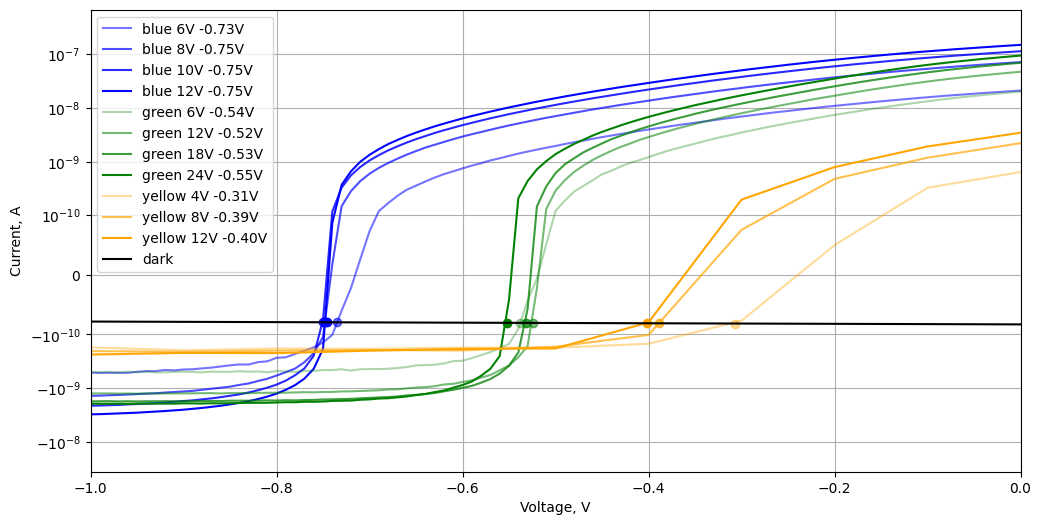
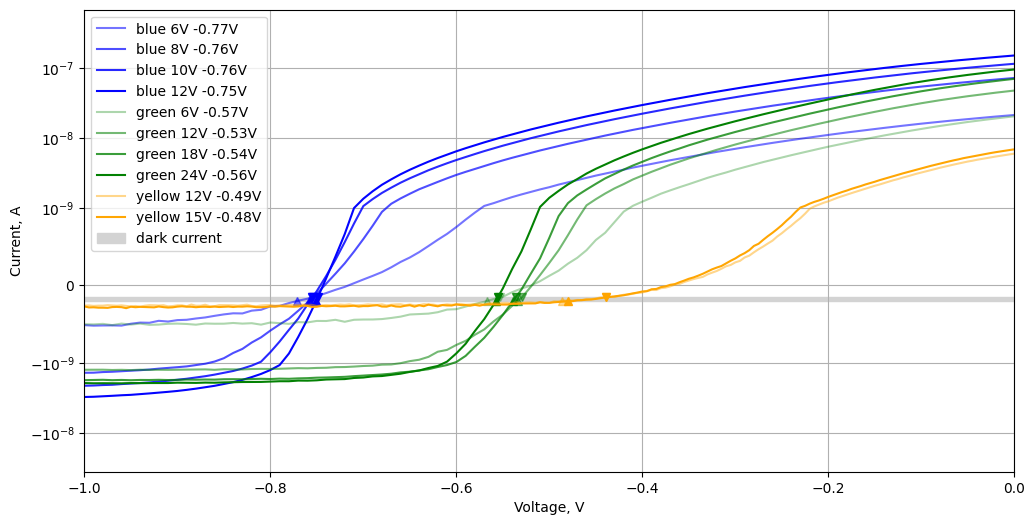
Unified diff of the notebook cell whose output changed from the first chart to the second:
--- before
+++ after
@@ -3,11 +3,13 @@
 colors = ['blue', 'green', 'orange']
 
-fig, ax = plt.subplots(figsize=(12,6))
+fig, ax = plt.subplots(1, 1, figsize=(12,6))
+plt.grid()
 
 data = '# color wavelength power V0\n'
 
+
 for i, name in enumerate(names):
   color= colors[i]
-  url = f'https://raw.githubusercontent.com/evgeny-kolonsky/Lab4/refs/heads/main/PE/2026.05/{name}_20260503.csv'
+  url = f'https://raw.githubusercontent.com/evgeny-kolonsky/Lab4/refs/heads/main/PE/2026.05/{name}.csv'
   txt = requests.get(url).text
   LED_V,V_set,V_actual,I_avg_A, I_std_A, _, _ = np.genfromtxt(txt.splitlines(), \
@@ -24,22 +26,27 @@
     V = V_set[mask]
     I = I_avg_A[mask]
-    V0 = find_roots(V, I - dark(V))
-    #V0 = find_roots(V, I)
     opacity = 0.1 + 0.89 * (power - np.min(powers)) / (np.max(powers) - np.min(powers))
-    plt.plot(V0, dark(V0), color=color, alpha = opacity, marker='o')
+
+    # Fin points where current I crosses dark current band
+    V0 = find_roots(V, I - dark_min)
+    plt.plot(V0, dark_min, color=color, alpha = opacity, marker='v')
+    data += f'{i} {waves[i]} {power:.0f} {-V0:.3f} # left\n'
+
+    V0 = find_roots(V, I - dark_max)
+    plt.plot(V0, dark_max, color=color, alpha = opacity, marker='^')
+    data += f'{i} {waves[i]} {power:.0f} {-V0:.3f} # right\n'
+
+
     plt.plot(V, I, color=color, alpha=opacity, label=f'{name} {power:.0f}V {V0:.2f}V')
-    data += f'{i} {waves[i]} {power:.0f} {-V0:.3f}\n'
 
-    #plt.annotate(f'V0 = {V0:.2f} V', (V0, 0))
-    #print(f'{name}, LED:{power:.0f}V, Cut-off {V0:.2f}')
 
-plt.grid()
-plt.plot(V, dark(V), color='black', label='dark')
+plt.fill_between(V, dark_min, dark_max, color='lightgray', label='dark current')
 plt.legend()
-plt.xlim(-1,0)
-#plt.ylim(-1e-10, 1e-8)
+plt.xlim(-1, 0)
+
+#plt.ylim(-250e-12, -100e-12)
 
 plt.xlabel('Voltage, V')
 plt.ylabel('Current, A')
-plt.yscale('symlog', linthresh=1e-10)
+plt.yscale('symlog', linthresh=1e-9)
 plt.show()

Commit: dark current band; error as in taylor